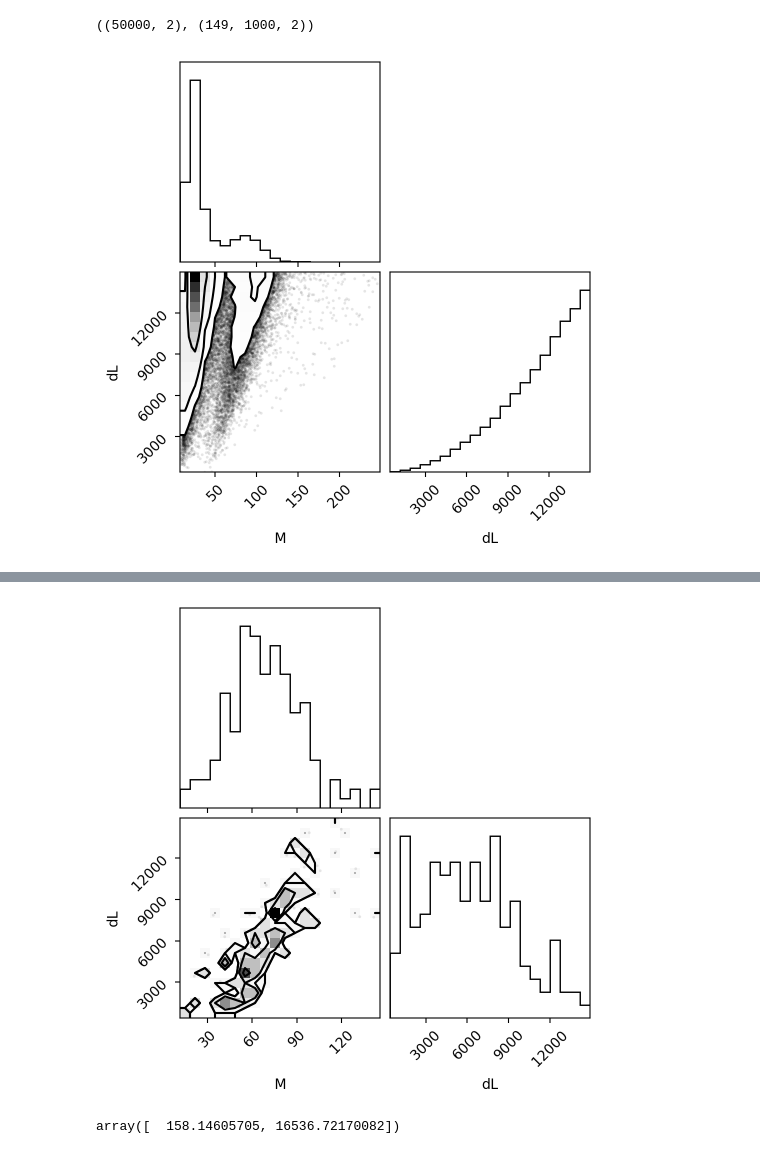
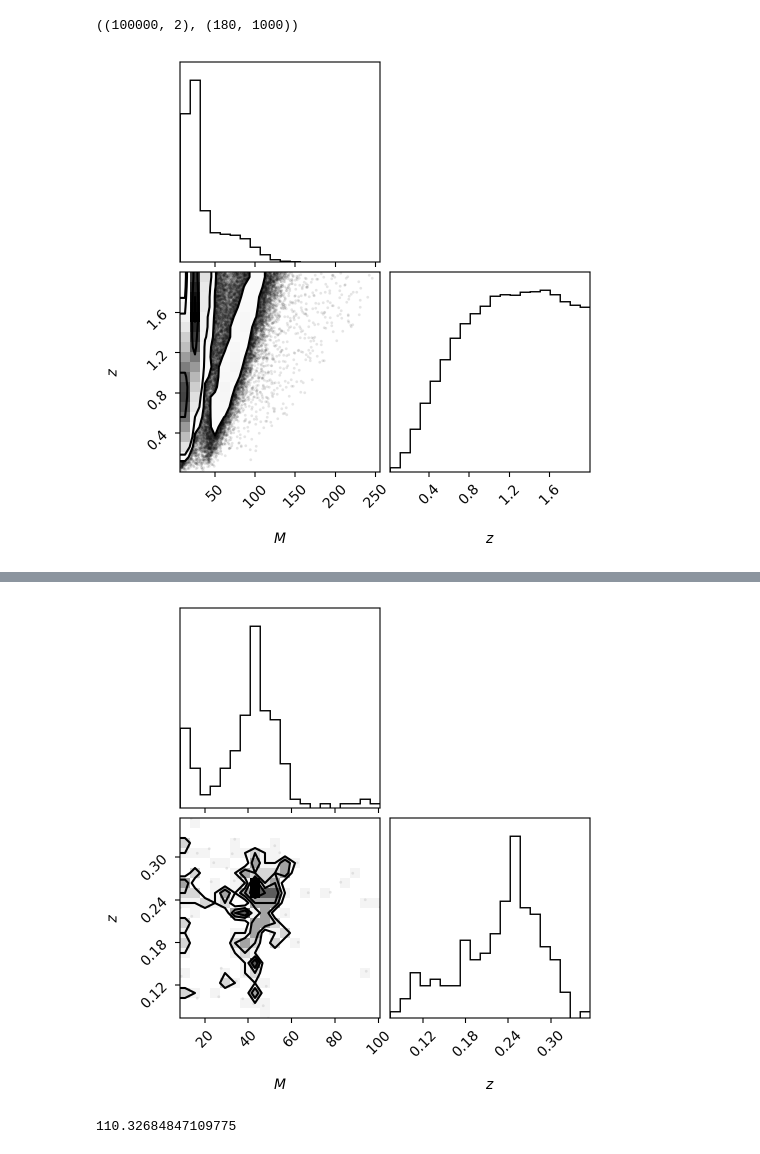
Before and after one commit to thomasckng/population_analysis, a Jupyter notebook: main/generate_hierarchical_samples.ipynb, the cells around one changed output, grey strips where cells are left out. Cells and saved outputs as stored; diff of their text form; code cells hidden in the pictures.

Commit message:
Use uniform in source frame
Changed SF

```diff
--- a/main/generate_hierarchical_samples.ipynb
+++ b/main/generate_hierarchical_samples.ipynb
@@ -14,16 +14,14 @@ true_H0 = 70. # km/s/Mpc
 # Mass distribution
 from population_models.mass import plpeak
 
-# Luminoisty distance distribution
-dL_max = 15000
-def dLsq(dL):
-    return 3*dL**2/dL_max**3
+# Redshift distribution
+def p_z(z):
+    return dVdz_approx_planck18(z)/(1+z)
 # %%
 # Generate true detector frame mass samples
-def generate_true_mz(n_SE_draws):
-    M  = rejection_sampler(n_SE_draws, plpeak, [0,200])
-    dL = rejection_sampler(n_SE_draws, dLsq, [0,dL_max])
-    z = Omega.Redshift(dL)
-    return np.array([M * (1 + z), dL]).T
+def generate_truth(n_SE_draws):
+    M = rejection_sampler(n_SE_draws, plpeak, [0,200])
+    z = rejection_sampler(n_SE_draws, p_z, [0, 2])
+    return np.array([M * (1 + z), z]).T
 # %%
 # Generate detector frame mass posterior samples
@@ -33,22 +31,22 @@ def generate_posterior_samples(truth, sigma = 0.03, n_samples = 1000, limit_boun
 # %%
 from selection_function import selection_function
 
-n_SE_draws = 50000
-outdir = 'hierarchical_SE_test_1'
+n_SE_draws = 100000
+outdir = 'hierarchical_SE_test'
 if not os.path.exists(outdir):
     os.makedirs(outdir)
 
-samples = generate_true_mz(n_SE_draws)
-samples_SE = samples[np.random.uniform(0,1,samples.shape[0]) <= selection_function(samples)]
-posterior = generate_posterior_samples(samples_SE)
+samples = generate_truth(n_SE_draws) # shape = (n_events, n_params)
+samples_SE = samples[np.random.uniform(0,1,samples.shape[0]) <= selection_function(samples[:,0],Omega.LuminosityDistance(samples[:,1]))] # shape = (n_events, n_params)
+posterior = generate_mz_posterior_samples(samples_SE[:,0]) # shape = (n_events, n_samples)
 
 samples.shape, posterior.shape
 # %% [output]
-((50000, 2), (149, 1000, 2))
+((100000, 2), (180, 1000))
 # %%
-corner(samples, labels=['M', 'dL'])
+corner(samples, labels=['$M$', '$z$'])
 plt.show()
-corner(samples_SE, labels=['M', 'dL'])
+corner(samples_SE, labels=['$M$', '$z$'])
 plt.show()
 # %% [output]
-[figure, old version]
+[figure, new version]
@@ -56,5 +53,5 @@ WARNING:root:Too few points to create valid contours
-[figure, old version]
+[figure, new version]
 # %%
-posterior.max(axis=(0,1))
+posterior.max()
 # %% [output]
-array([  158.14605705, 16536.72170082])
+110.32684847109775
```
Also changed, not shown: parts of 5 cells of this notebook, 5 other files.
